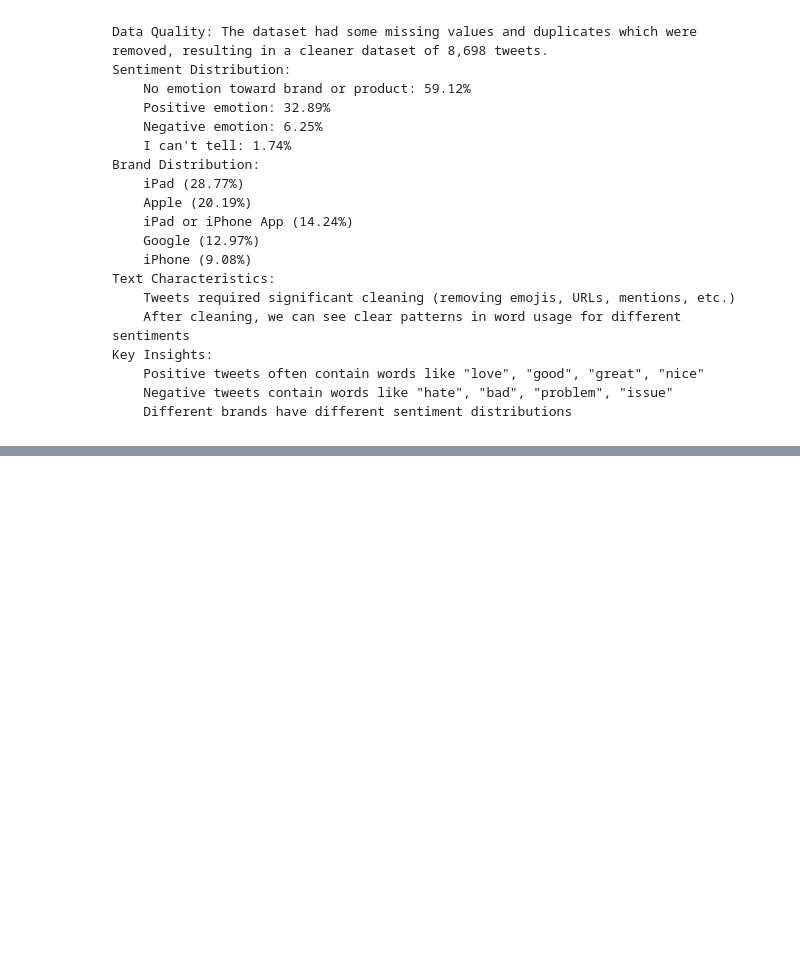
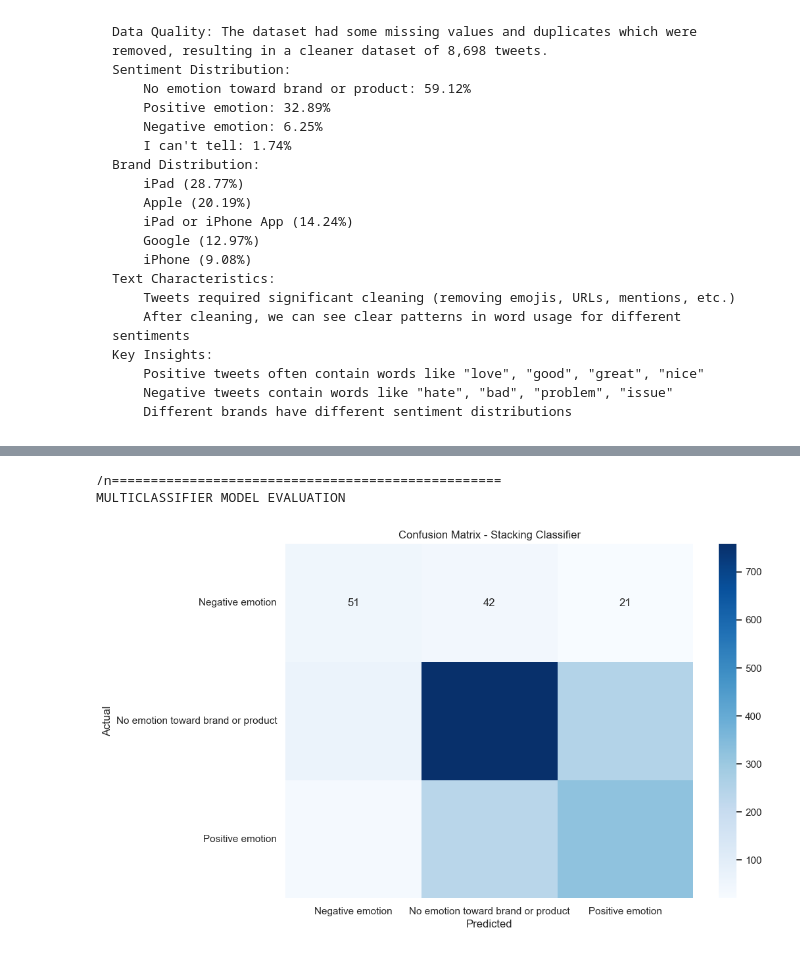
Before and after one commit to Kate-Maina/Phase-4-Project, a Jupyter notebook: index.ipynb, the cells around one changed output, grey strips where cells are left out. Saved outputs shown, nothing was run; the diff lists cells and outputs as text; code cells hidden in the pictures; blank space fills up the shorter version.

Commit message:
Added models

```diff
--- a/index.ipynb
+++ b/index.ipynb
@@ -754,0 +956,18 @@ plt.show()
+# %%
+# Multiclassifier model evaluation
+print("/n"+ "="*50)
+print('MULTICLASSIFIER MODEL EVALUATION')
+from sklearn.metrics import confusion_matrix, classification_report
+
+# Confusion Matrix for Stacking Classifier
+cm = confusion_matrix(y_test_multi2, y_pred_multi2, labels=pipeline_multi2.classes_)
+plt.figure(figsize=(10, 7))
+sns.heatmap(cm, annot=True, fmt='d', xticklabels=pipeline_multi2.classes_, yticklabels=pipeline_multi2.classes_, cmap='Blues')
+plt.title('Confusion Matrix - Stacking Classifier')
+plt.xlabel('Predicted')
+plt.ylabel('Actual')
+plt.show()
+# %% [output]
+/n==================================================
+MULTICLASSIFIER MODEL EVALUATION
+[figure, added]
```
Also changed, not shown: parts of 23 cells of this notebook, 1 other file.
